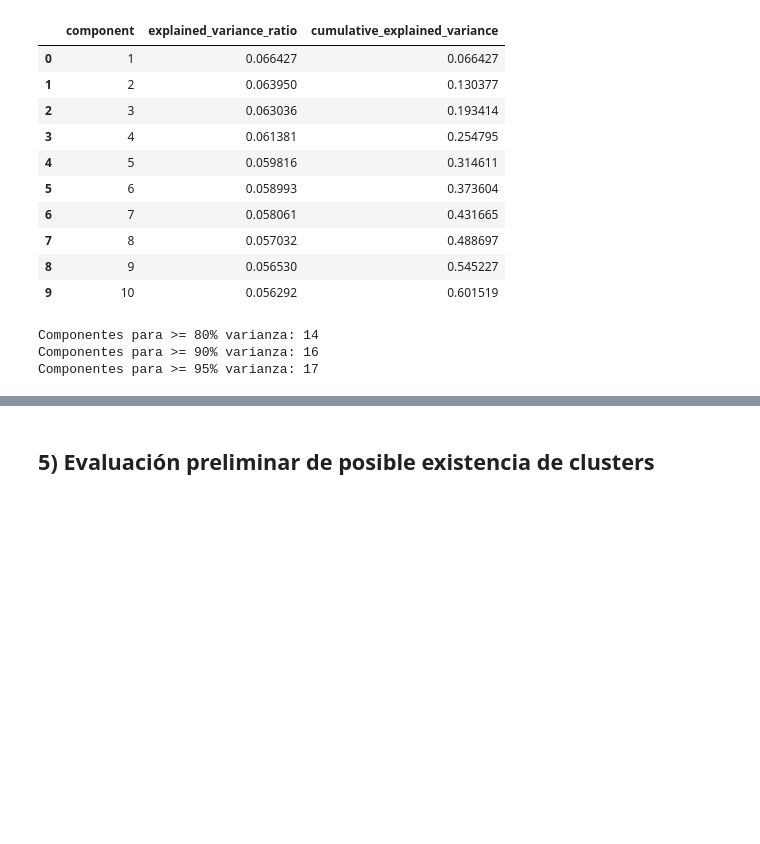
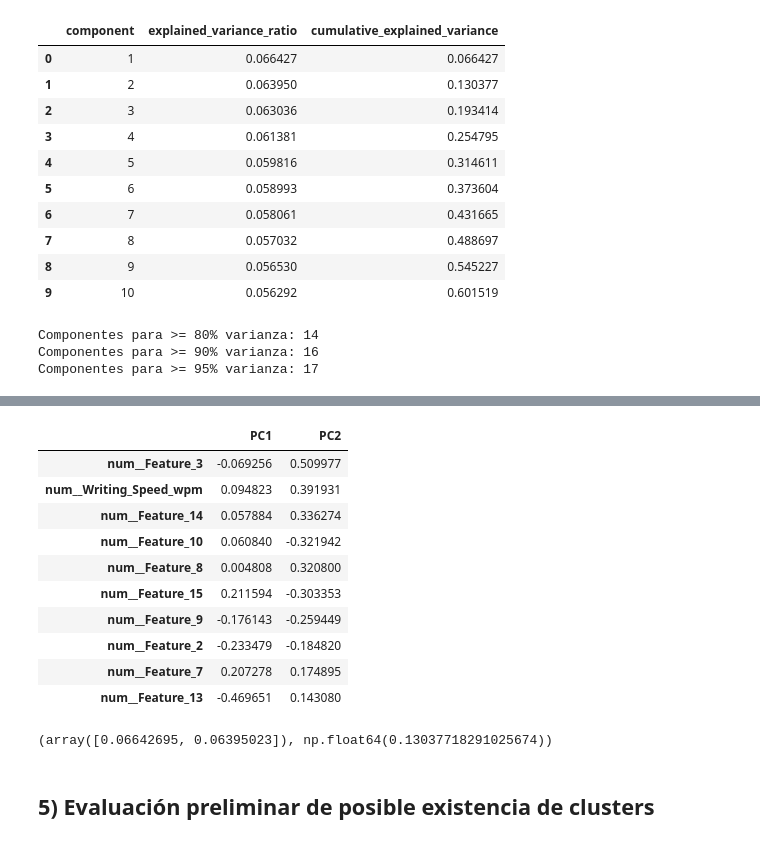
Before and after one commit to YerayMR/Proyecto-9-Aprendizaje-No-supervisado, a Jupyter notebook: notebooks/02_preprocessing.ipynb, the cells around one changed output, grey strips where cells are left out. Drawn from its saved outputs; the diff is of its cells as text; code cells hidden in the pictures; blank space fills up the shorter version.

```diff
--- a/notebooks/02_preprocessing.ipynb
+++ b/notebooks/02_preprocessing.ipynb
@@ -185,3 +197,21 @@ loadings.T.sort_values('PC1', key=abs, ascending=False).head(10)
+# %%
+loadings.T.sort_values('PC2', key=abs, ascending=False).head(10)
+# %% [output]
+|  | PC1 | PC2 |
+| num__Feature_3 | -0.069256 | 0.509977 |
+| num__Writing_Speed_wpm | 0.094823 | 0.391931 |
+| num__Feature_14 | 0.057884 | 0.336274 |
+| num__Feature_10 | 0.060840 | -0.321942 |
+| num__Feature_8 | 0.004808 | 0.320800 |
+| num__Feature_15 | 0.211594 | -0.303353 |
+| num__Feature_9 | -0.176143 | -0.259449 |
+| num__Feature_2 | -0.233479 | -0.184820 |
+| num__Feature_7 | 0.207278 | 0.174895 |
+| num__Feature_13 | -0.469651 | 0.143080 |
+# %%
+pca_2d.explained_variance_ratio_, pca_2d.explained_variance_ratio_.sum()
+# %% [output]
+(array([0.06642695, 0.06395023]), np.float64(0.13037718291025674))
 # %% [markdown]
 ## 5) Evaluación preliminar de posible existencia de clusters
 # %%
```
Also changed, not shown: parts of 5 cells of this notebook.
